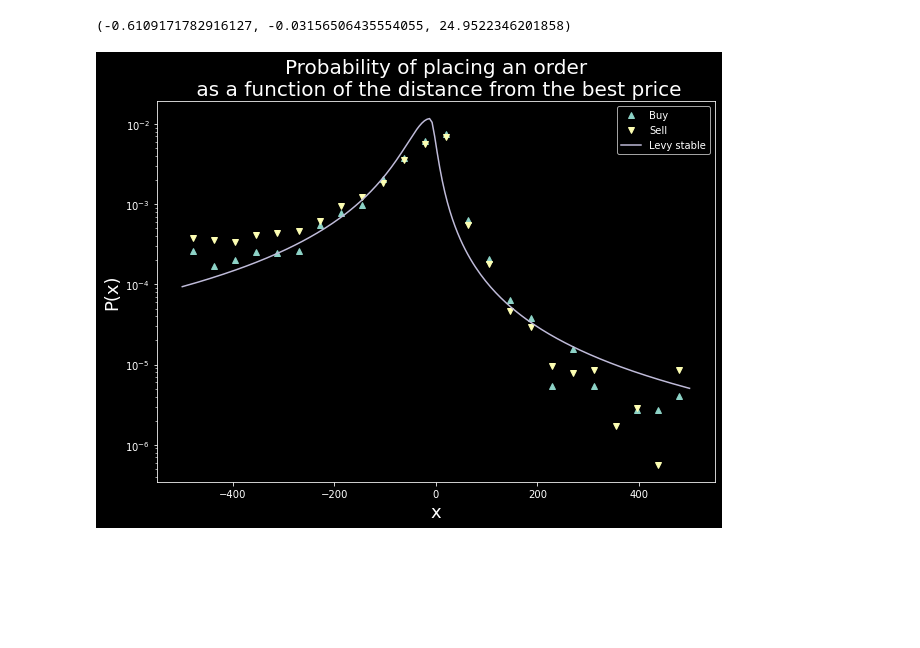
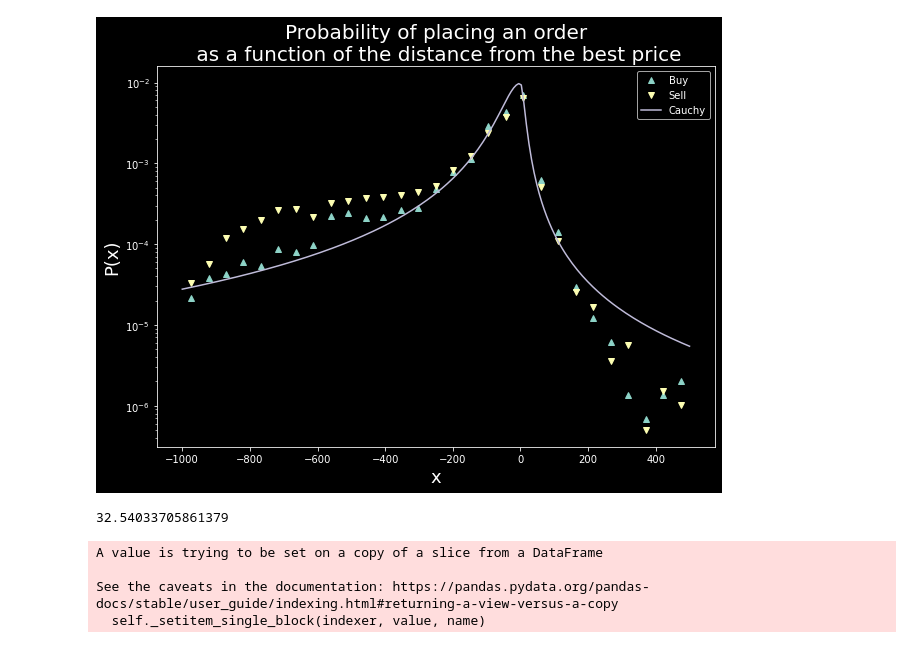
Before and after one commit to pspinaunipi/Zero-intelligence-simulations, a Jupyter notebook: notebooks/Untitled3.ipynb, the cells around one changed output. Cells and saved outputs as stored; diff of their text form; code cells hidden in the pictures; blank space fills up the shorter version.

```diff
--- a/notebooks/Untitled3.ipynb
+++ b/notebooks/Untitled3.ipynb
@@ -55,23 +62,23 @@ data = pd.concat([clean_data, message[["Price", "Volume", "Sign", "Quote", "Type
 # %%
 #@title Distribution order placement
-fig, ax = plt.subplots(1, 1, figsize = (10,7))
+fig, ax = plt.subplots(1, 1, figsize = (10,6))
 
-bid_orders = data[(data["Sign"] == 1) & (data["Type"] != "Cancel")].index.to_numpy()
+bid_orders = data[(data["Sign"] == 1) & (data["Type"] == "Limit")].index.to_numpy()
 bid_orders[0] = 2
 
 best_bid = data["BidPrice_0"].loc[bid_orders - 1].multiply(100). to_numpy()
 bid_price =  data["Price"].loc[bid_orders].multiply(100).to_numpy()
 
 log_distance =  bid_price - best_bid
-n_b, bins_b, _ = plt.hist(log_distance, density = True, bins = np.linspace(-500 , 500 , 25), alpha = 0)
+n_b, bins_b, _ = plt.hist(log_distance, density = True, bins = np.linspace(-1000 , 500 , 30), alpha = 0)
 
-ask_orders = data[(data["Sign"] == -1) & (data["Type"] != "Cancel")].index.to_numpy()
+ask_orders = data[(data["Sign"] == -1) & (data["Type"] == "Limit")].index.to_numpy()
 
 best_ask = data["AskPrice_0"].loc[ask_orders - 1].multiply(100). to_numpy()
 ask_price =  data["Price"].loc[ask_orders].multiply(100).to_numpy()
 
 log_distance_a = best_ask - ask_price
-n_a, bins_a, _ = plt.hist(log_distance_a, density = True, bins = np.linspace(-500 , 500 , 25), alpha = 0)
+n_a, bins_a, _ = plt.hist(log_distance_a, density = True, bins = np.linspace(-1000 , 500 , 30), alpha = 0)
 
 
 x_a = (bins_a[1:] + bins_a[:-1]) / 2
@@ -79,7 +86,7 @@ x_b = (bins_b[1:] + bins_b[:-1]) / 2
 plt.plot(x_b, n_a, ls= "", marker = "^", label = "Buy")
 plt.plot(x_a, n_b, ls= "", marker = "v", label = "Sell")
 
-xx = np.linspace(-500,500,200)
+xx = np.linspace(-1000,500,200)
 df, l, s = scipy.stats.t.fit(log_distance_a)
 plt.plot(xx, scipy.stats.t.pdf(xx, df, loc = l, scale = s), label =f"T-student \ndf = {df:.2f}")
 
@@ -97,2 +101,0 @@ import levy
-# %%
-levy.fit_levy(log_distance_a, alpha = 1)
@@ -122,4 +102,6 @@ plt.show()
-# %%
-scipy.stats.skewcauchy.fit(log_distance_a)
-# %% [output]
-(-0.6109171782916127, -0.03156506435554055, 24.9522346201858)
+# %%
+data["BuyVolume"] = data.iloc[:,2:40:4].sum(axis=1)
+data["SellVolume"] = data.iloc[:,4:44:4].sum(axis=1)
+data["TotVolume"] = data["BuyVolume"] + data["SellVolume"]
+mean_vol = data["TotVolume"].mean()
+mean_canc = data["Volume"].mean()
@@ -126,21 +159,25 @@ scipy.stats.skewcauchy.fit(log_distance_a)
 # %%
-#@title Levy stable
+sk, l, s = scipy.stats.skewcauchy.fit(log_distance_a)
 fig, ax = plt.subplots(1, 1, figsize = (10,7))
 
 plt.plot(x_b, n_a, ls= "", marker = "^", label = "Buy")
 plt.plot(x_a, n_b, ls= "", marker = "v", label = "Sell")
 
-xx = np.linspace(-500,500,200)
+xx = np.linspace(-1000,500,200)
 
 plt.ylabel("P(x)", fontsize = 18)
 plt.xlabel("x", fontsize = 18)
 plt.title("Probability of placing an order\n as a function of the distance from the best price", fontsize= 20)
 plt.yscale("log")
 
 
-plt.plot(xx, scipy.stats.skewcauchy.pdf(xx, -0.61 , loc = l, scale = s), label =f"Levy stable", alpha= 1)
+plt.plot(xx, scipy.stats.skewcauchy.pdf(xx, sk , loc = l, scale = s), label =f"Cauchy", alpha= 1)
 plt.yscale("log")
 plt.legend()
 plt.show()
 # %% [output]
-[figure, old version]
+[figure, new version]
+# %%
+s
+# %% [output]
+32.54033705861379
@@ -146,0 +207,8 @@ plt.show()
+# %%
+data["TimeDiff"] = data["Time"].diff().fillna(0)
+data["TimeDiff"].loc[data["TimeDiff"] < 0] = 0
+# %% [output]
+A value is trying to be set on a copy of a slice from a DataFrame
+
+See the caveats in the documentation: https://pandas.pydata.org/pandas-docs/stable/user_guide/indexing.html#returning-a-view-versus-a-copy
+  self._setitem_single_block(indexer, value, name)
```
Also changed, not shown: parts of 19 cells of this notebook, 3 other files.
